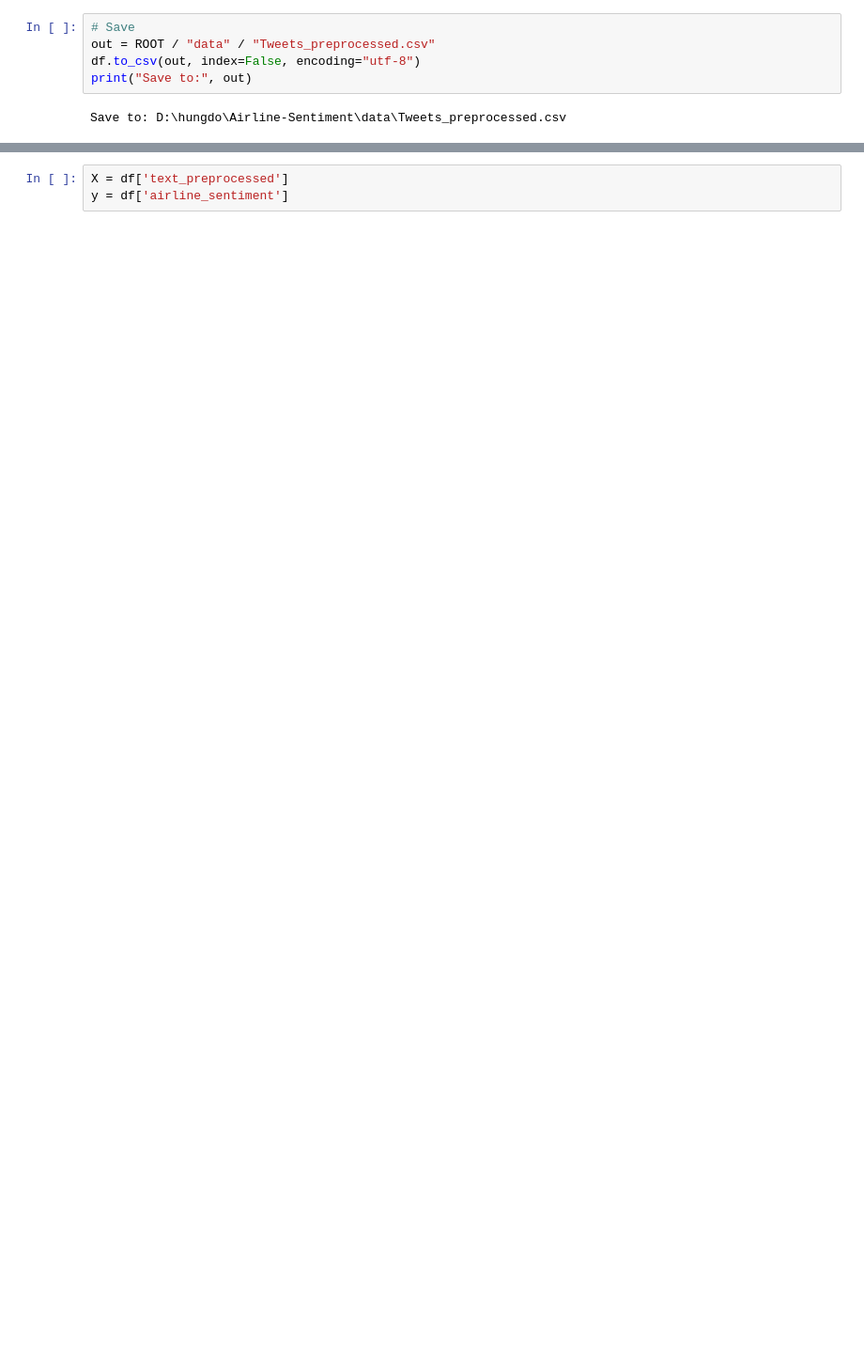
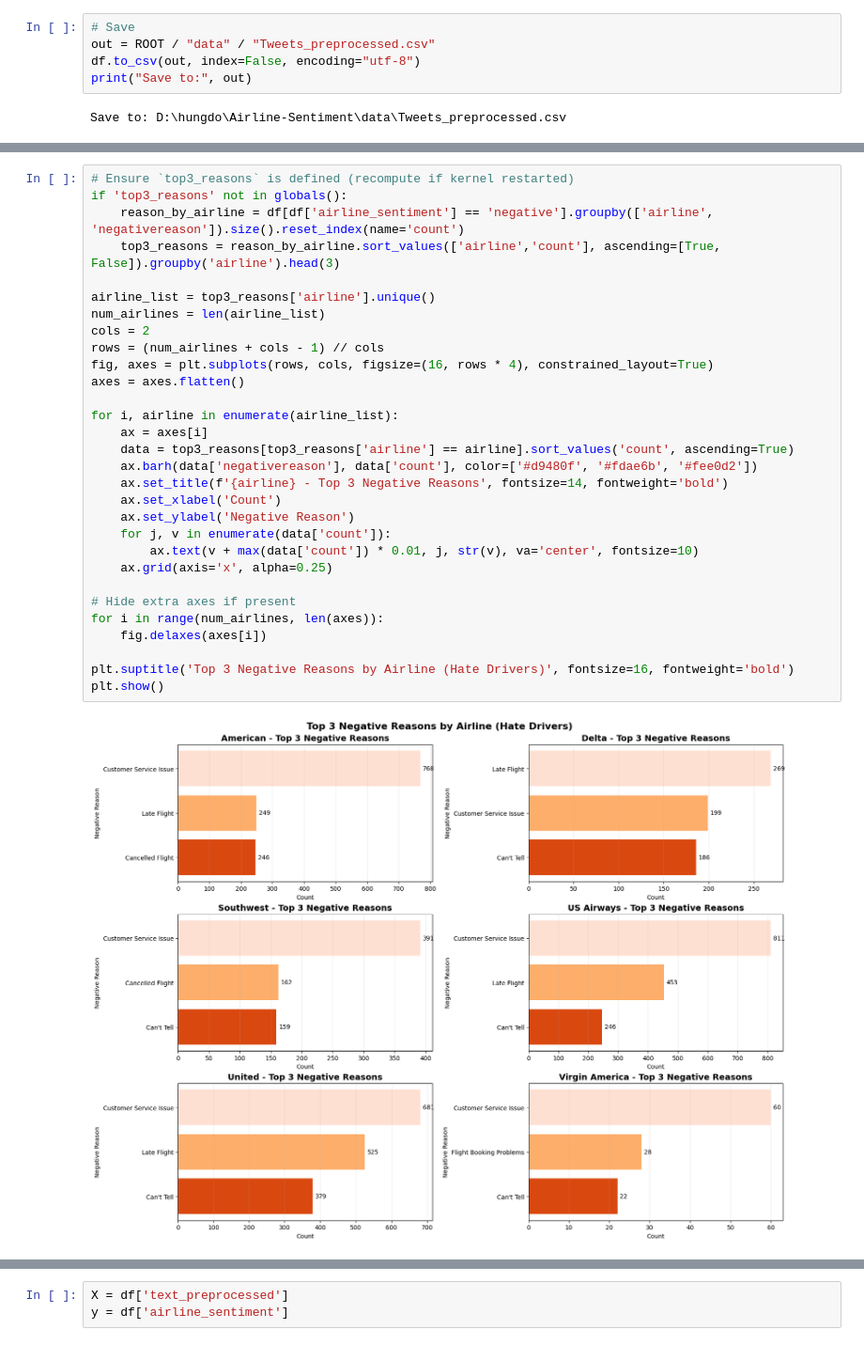
Before and after one commit to beanstalklab/Airline-Sentiment, a Jupyter notebook: notebook/final.ipynb, the cells around one changed output, grey strips where cells are left out. Shown at 94% size. Cells and saved outputs as stored; diff of their text form; blank space fills up the shorter version.

```diff
--- a/notebook/final.ipynb
+++ b/notebook/final.ipynb
@@ -394,0 +492,32 @@ Save to: D:\hungdo\Airline-Sentiment\data\Tweets_preprocessed.csv
+# %%
+# Ensure `top3_reasons` is defined (recompute if kernel restarted)
+if 'top3_reasons' not in globals():
+    reason_by_airline = df[df['airline_sentiment'] == 'negative'].groupby(['airline', 'negativereason']).size().reset_index(name='count')
+    top3_reasons = reason_by_airline.sort_values(['airline','count'], ascending=[True, False]).groupby('airline').head(3)
+
+airline_list = top3_reasons['airline'].unique()
+num_airlines = len(airline_list)
+cols = 2
+rows = (num_airlines + cols - 1) // cols
+fig, axes = plt.subplots(rows, cols, figsize=(16, rows * 4), constrained_layout=True)
+axes = axes.flatten()
+
+for i, airline in enumerate(airline_list):
+    ax = axes[i]
+    data = top3_reasons[top3_reasons['airline'] == airline].sort_values('count', ascending=True)
+    ax.barh(data['negativereason'], data['count'], color=['#d9480f', '#fdae6b', '#fee0d2'])
+    ax.set_title(f'{airline} - Top 3 Negative Reasons', fontsize=14, fontweight='bold')
+    ax.set_xlabel('Count')
+    ax.set_ylabel('Negative Reason')
+    for j, v in enumerate(data['count']):
+        ax.text(v + max(data['count']) * 0.01, j, str(v), va='center', fontsize=10)
+    ax.grid(axis='x', alpha=0.25)
+
+# Hide extra axes if present
+for i in range(num_airlines, len(axes)):
+    fig.delaxes(axes[i])
+
+plt.suptitle('Top 3 Negative Reasons by Airline (Hate Drivers)', fontsize=16, fontweight='bold')
+plt.show()
+# %% [output]
+[figure, added]
```
Also changed, not shown: parts of 62 cells of this notebook, 1 other file.
